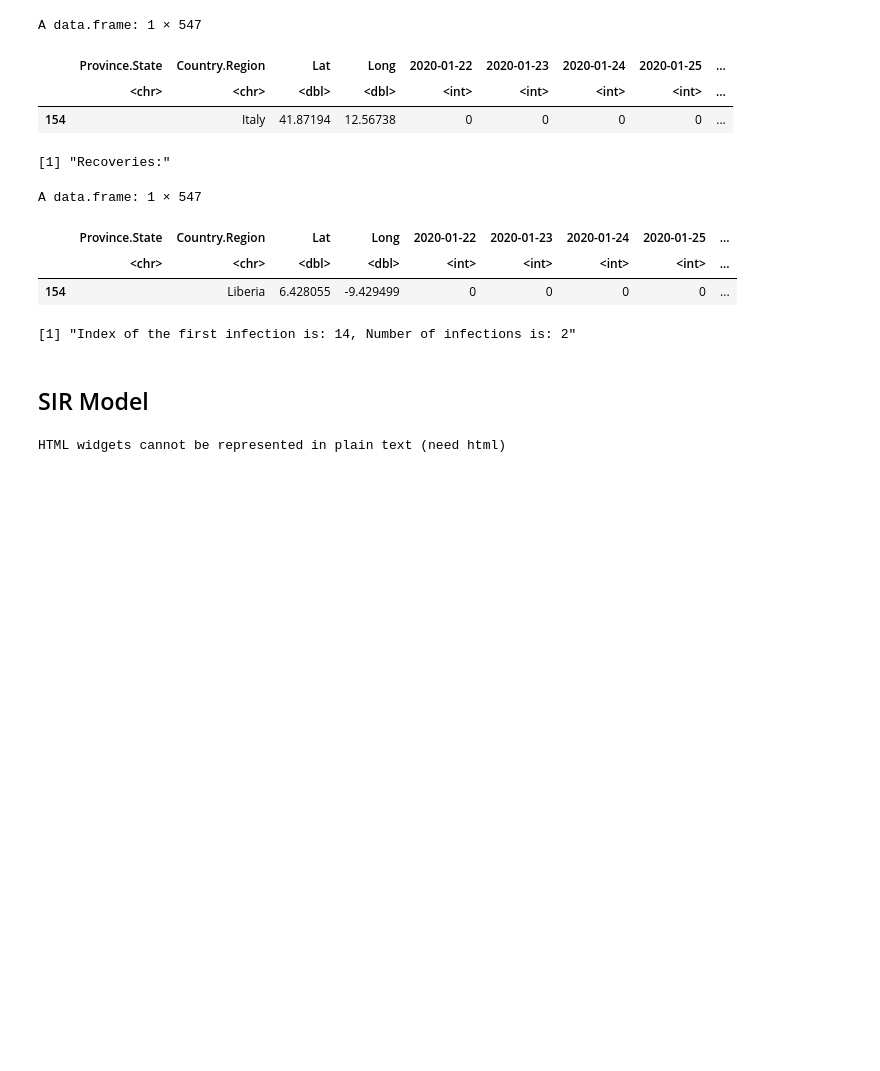
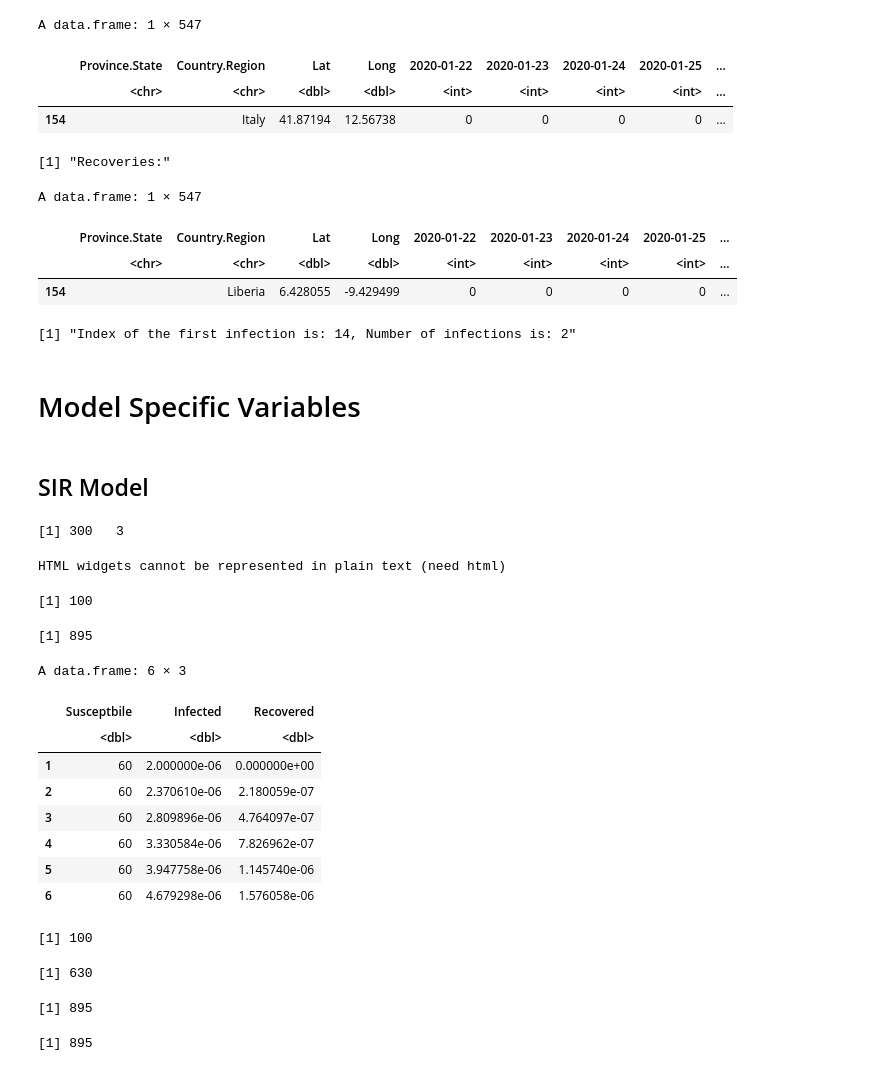
Before and after one commit to Ferryistaken/Covid19-R-Modeling, a Jupyter notebook: R/r-analysis.ipynb, the cells around one changed output. Saved outputs shown, nothing was run; the diff lists cells and outputs as text; code cells hidden in the pictures; blank space fills up the shorter version.

```diff
--- a/R/r-analysis.ipynb
+++ b/R/r-analysis.ipynb
@@ -146,14 +146,17 @@ for (i in 1:ncol(it_confirmed_cases)) {
 }
 # %% [output]
 [1] "Index of the first infection is: 14, Number of infections is: 2"
+# %% [markdown]
+# Model Specific Variables
+# %%
+# Days that I'm analyzing
+analysis_days <- 100
+
+# Date list
+dates <- seq(as.Date(firstCaseDate), by = "days", length.out = analysis_days)
 # %% [markdown]
 ## SIR Model
 # %%
-#Load required libraries
-library(ggplot2)
-library(deSolve)
-library(reshape2)
-
 # Model inputs
 
 # S: Susceptible (All population)
@@ -178,7 +181,7 @@ parameters = c(gamma = 0.1, beta = 0.27)
 
 # Time points
 
-time = seq(from = 1,to = 365, by = 1)
+time = seq(from = 1,to = analysis_days, by = 1)
 
 # SIR model function
 
@@ -203,19 +206,21 @@ out_long = melt(output , id = "time")
 
 colnames(out_long) <- c("Time", "Variable", "Value")
 
-# head(out_long)
+dim(out_long)
+# %% [output]
+[1] 300   3
 # %%
-Susceptible <- out_long[1:365, 3]
-Infected <- out_long[366:730, 3]
-Recovered <- out_long[731:1095, 3]
+Susceptible <- out_long[1:analysis_days, 3]
+Infected <- out_long[(analysis_days + 1):(analysis_days*2), 3]
+Recovered <- out_long[(analysis_days*2 + 1):(analysis_days*3), 3]
 
 # susceptible <- subset(susceptible, select = c(Time, Value))
 # infected <- subset(infected, select = c(Time, Value))
 # recovered <- subset(recovered, select = c(Time, Value))
 
 plot_data <- as.data.frame(cbind(Susceptible/1000000, Infected/1000000, Recovered/1000000))
+colnames(plot_data) <- c("Susceptbile", "Infected", "Recovered")
 rownames(plot_data) <- dates
-colnames(plot_data) <- c("Susceptbile", "Infected", "Recovered")
 
 plot_data <- as.xts(plot_data)
 
@@ -226,3 +231,29 @@ dygraph(plot_data) %>%
     dyAxis("x", label = "Date")
 # %% [output]
 HTML widgets cannot be represented in plain text (need html)
+# %%
+length(dates)
+length(rownames(plot_data))
+
+head(plot_data)
+
+length(Susceptible)
+length(Infected)
+length(Recovered)
+length((analysis_days*2 + 1):1095)
+# %% [output]
+[1] 100
+[1] 895
+A data.frame: 6 × 3
+|  | Susceptbile | Infected | Recovered |
+|  | <dbl> | <dbl> | <dbl> |
+| 1 | 60 | 2.000000e-06 | 0.000000e+00 |
+| 2 | 60 | 2.370610e-06 | 2.180059e-07 |
+| 3 | 60 | 2.809896e-06 | 4.764097e-07 |
+| 4 | 60 | 3.330584e-06 | 7.826962e-07 |
+| 5 | 60 | 3.947758e-06 | 1.145740e-06 |
+| 6 | 60 | 4.679298e-06 | 1.576058e-06 |
+[1] 100
+[1] 630
+[1] 895
+[1] 895
```
Also changed, not shown: parts of 4 cells of this notebook, 1 other file.
